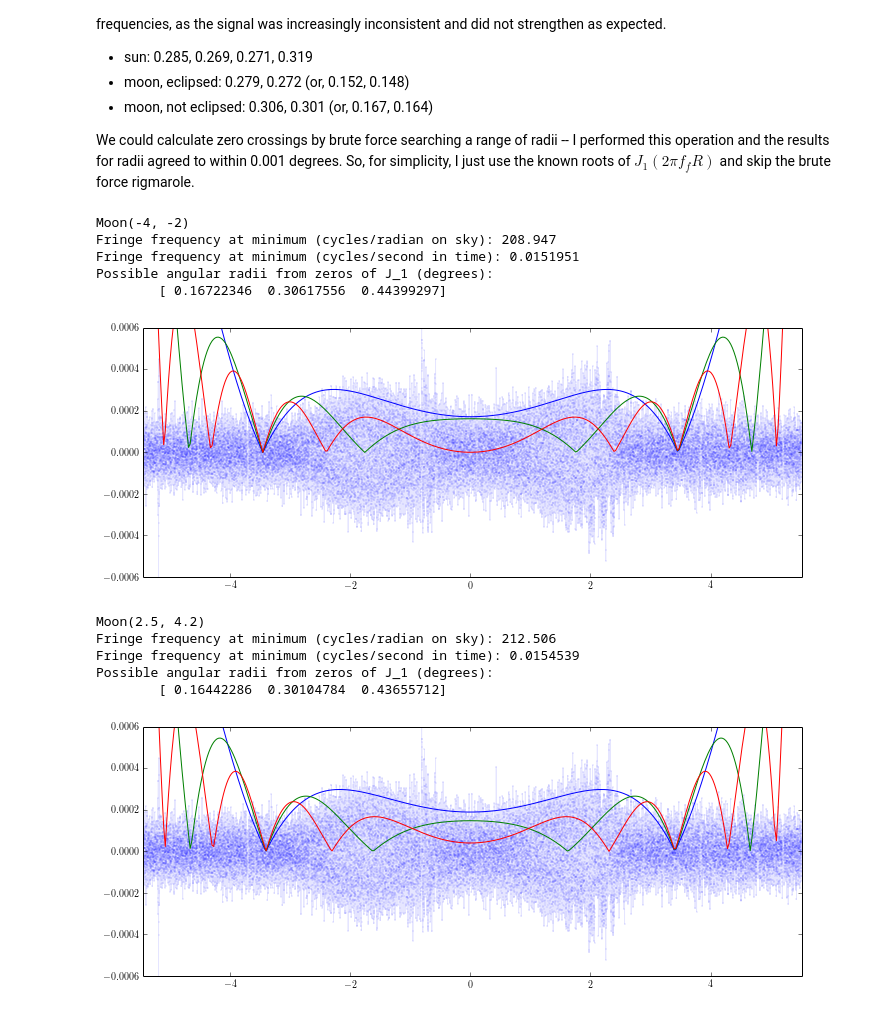
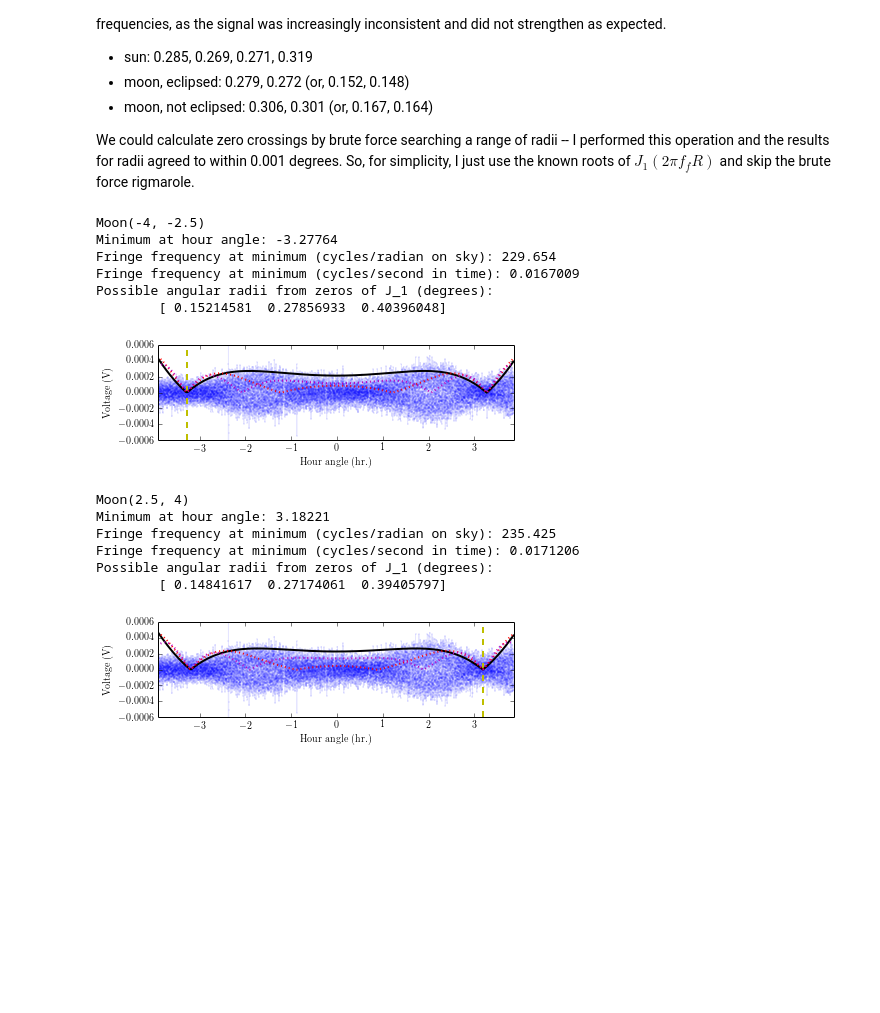
Before and after one commit to aarontran/ay121, a Jupyter notebook: lab3/code_analysis/least_squares_sunmoon.ipynb, the cells around one changed output. Saved outputs shown, nothing was run; the diff lists cells and outputs as text; code cells hidden in the pictures; blank space fills up the shorter version.

Commit message:
Report finished?! New minima fitting plots

```diff
--- a/lab3/code_analysis/least_squares_sunmoon.ipynb
+++ b/lab3/code_analysis/least_squares_sunmoon.ipynb
@@ -82,7 +82,7 @@ It only occurred to me well after the fact that it'd be good to get full moon (1
 # %%
 src = ephem.Sun()
 src = ephem.Moon()
-eclipse = False
+eclipse = True
 
 if src.name == 'Moon' and eclipse:
     data = np.load(fnames['Moon_eclipse'])
@@ -246,7 +246,7 @@ if src.name == 'Moon':
     if eclipse:
         fit_domains = [(-4, -2.5), (2.5, 4)]
     else:
-        fit_domains = [(-4, -2.0), (2.5, 4.2)]
+        fit_domains = [(-3.8, -2.0), (2.5, 3.8)]
 elif src.name == 'Sun':
     fit_domains = [(-3.6, -3.1), (-1.5, -0.5), (0.7, 1.5), (3.3, 4.0)]
 
@@ -260,24 +260,28 @@ for lo, hi in fit_domains:
     fitfunc = lsq.poly(a)
 
     print '%s fit: (%g, %g)' % (src.name, lo, hi)
-    plt.figure(figsize=(4,4))
+    plt.figure(figsize=(3,3))
 
-    ax1 = plt.subplot2grid((3,1), (0,0), rowspan=2)
-    plt.plot(env_ha[fit_mask], env_v[fit_mask], 'bo')
+    ax1 = plt.subplot2grid((5,1), (0,0), rowspan=3)
+    plt.plot(env_ha[fit_mask], env_v[fit_mask], 'bo', markersize=5)
     plt.plot(env_ha[fit_mask], fitfunc(env_ha[fit_mask]), '-r', linewidth=3)
     plt.xlabel('Hour angle (hr.)')
     plt.ylabel('Voltage (V)')
     plt.axis('tight')
-    plt.plot(ha, v, '.-g', alpha=0.5, rasterized=True, markersize=2)
-    plt.tight_layout()
+    plt.plot(ha, v, '.-g', alpha=0.5, rasterized=True, markersize=2, zorder=0)
 
-    ax2 = plt.subplot2grid((3,1), (2,0))
+    ax2 = plt.subplot2grid((5,1), (3,0), rowspan=2)
     plt.axhline(y=0, linewidth=2, color='k', linestyle='--')
     plt.plot(env_ha[fit_mask], env_v[fit_mask] - fitfunc(env_ha[fit_mask]), '.b', markersize=4)
     plt.xlabel('Hour angle (hr.)')
     plt.ylabel('Residuals (V)')
     plt.axis('tight')
     plt.ylim([-0.0001, 0.0001])
+
     plt.tight_layout()
+    if eclipse and src.name == 'Moon':
+        plt.savefig('../plots_fitting/%s_minimum_%g_%g.pdf' % ('moon_eclipse', lo, hi), dpi=400)
+    else:
+        plt.savefig('../plots_fitting/%s_minimum_%g_%g.pdf' % (src.name.lower(), lo, hi), dpi=400)
     plt.show()
 # %% [output]
@@ -335,50 +343,63 @@ for coeffs, domain in zip(fit_coeffs, fit_domains):
     print src.name + '(%g, %g)' % domain
 
     ha_min = -1*coeffs[1] / (2*coeffs[2])  # Units of hour angle in hours...
+    print 'Minimum at hour angle: %g' % ha_min
     ind_min = np.searchsorted(ha, ha_min)
     dec_min = dec[ind_min]
     ff_min = baseline/wavelength * np.cos(dec_min) * np.cos(hr2rad(ha_min))
 
     j1zeros_radii = j1_zeros/(2*np.pi*ff_min)
 
     print 'Fringe frequency at minimum (cycles/radian on sky): %g' % ff_min
     print 'Fringe frequency at minimum (cycles/second in time): %g' % (ff_min*2*np.pi/86400)
     print 'Possible angular radii from zeros of J_1 (degrees):'
     print '\t' + str(rad2deg(j1zeros_radii))
     print ''
 
     # Plot possible modulation functions
-    plt.figure(figsize=(10,4))
+    plt.figure(figsize=(6,2))
     plt.plot(ha, v, '.-b', alpha=0.1, rasterized=True, markersize=2)
+    plt.axvline(ha_min, linestyle='--', color='y', linewidth=2)
 
-    for rvalue in j1zeros_radii:
+    if np.amax(np.abs(domain)) < 2 and src.name=='Sun':  # Minima is located betwee [-2, 2] HA
+        linespecs = [':m', ':r', '-k']
+    else:
+        linespecs = ['-k', ':r', ':m']
+
+    for rvalue, linespec in zip(j1zeros_radii, linespecs):
         mf = np.array([modulating_funct(rvalue, freq) for freq in ffreqs])
         if src.name == 'Sun':
             mf *= 9
         elif src.name == 'Moon':
             mf /= 2
-        plt.plot(ha[::100], np.abs(mf))
+        plt.plot(ha[::100], np.abs(mf), linespec, linewidth=2)
 
+    plt.xlabel('Hour angle (hr.)')
+    plt.ylabel('Voltage (V)')
     plt.axis('tight')
+    plt.tight_layout()
     if eclipse and src.name == 'Moon':
         plt.ylim([-0.0006, 0.0006])
+        plt.savefig('../plots_fitting/%s_modulation_fit_%g_%g.pdf' % ('moon_eclipse', domain[0], domain[1]), dpi=400)
     else:
         if src.name == 'Sun':
             plt.ylim([-0.01, 0.01])
         elif src.name == 'Moon':
             plt.ylim([-0.0006, 0.0006])
-    plt.tight_layout()
+        plt.savefig('../plots_fitting/%s_modulation_fit_%g_%g.pdf' % (src.name.lower(), domain[0], domain[1]), dpi=400)
     plt.show()
 # %% [output]
-Moon(-4, -2)
-Fringe frequency at minimum (cycles/radian on sky): 208.947
-Fringe frequency at minimum (cycles/second in time): 0.0151951
+Moon(-4, -2.5)
+Minimum at hour angle: -3.27764
+Fringe frequency at minimum (cycles/radian on sky): 229.654
+Fringe frequency at minimum (cycles/second in time): 0.0167009
 Possible angular radii from zeros of J_1 (degrees):
-        [ 0.16722346  0.30617556  0.44399297]
+        [ 0.15214581  0.27856933  0.40396048]
-[figure, old version]
+[figure, new version]
-Moon(2.5, 4.2)
-Fringe frequency at minimum (cycles/radian on sky): 212.506
-Fringe frequency at minimum (cycles/second in time): 0.0154539
+Moon(2.5, 4)
+Minimum at hour angle: 3.18221
+Fringe frequency at minimum (cycles/radian on sky): 235.425
+Fringe frequency at minimum (cycles/second in time): 0.0171206
 Possible angular radii from zeros of J_1 (degrees):
-        [ 0.16442286  0.30104784  0.43655712]
+        [ 0.14841617  0.27174061  0.39405797]
-[figure, old version]
+[figure, new version]
```
Also changed, not shown: parts of 4 cells of this notebook, 24 other files.
